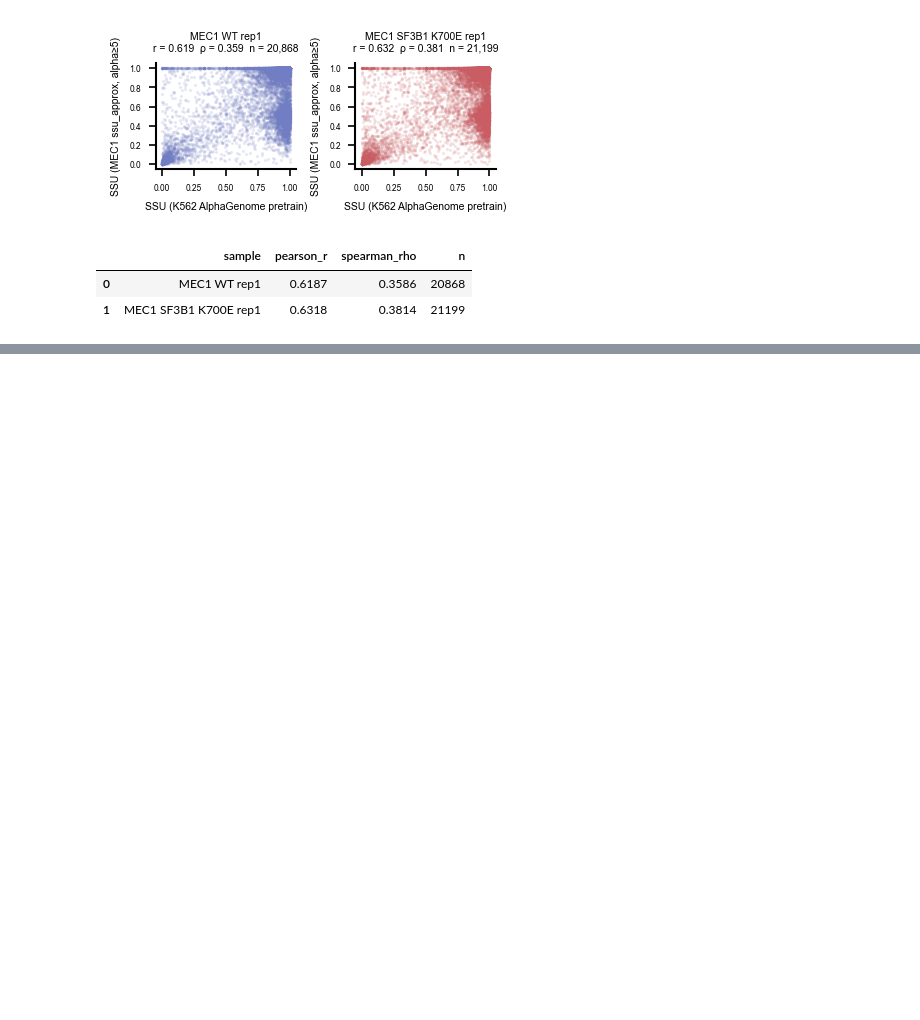
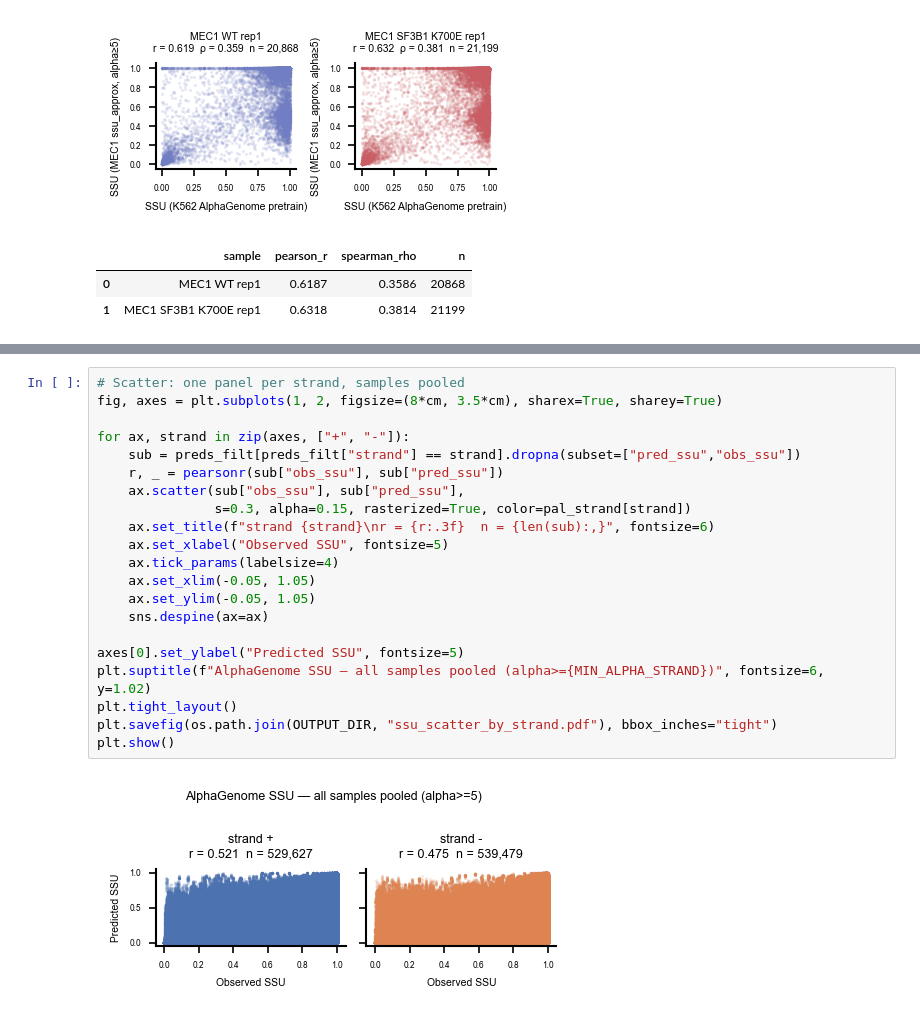
Before and after one commit to MiqG/alphagenome_finetuning_rna, a Jupyter notebook: figures/debug_ssu.ipynb, the cells around one changed output, grey strips where cells are left out. Cells and saved outputs as stored; diff of their text form; blank space fills up the shorter version.

```diff
--- a/figures/debug_ssu.ipynb
+++ b/figures/debug_ssu.ipynb
@@ -822,0 +882,23 @@ Name: n_sites, dtype: int64
+# %%
+# Scatter: one panel per strand, samples pooled
+fig, axes = plt.subplots(1, 2, figsize=(8*cm, 3.5*cm), sharex=True, sharey=True)
+
+for ax, strand in zip(axes, ["+", "-"]):
+    sub = preds_filt[preds_filt["strand"] == strand].dropna(subset=["pred_ssu","obs_ssu"])
+    r, _ = pearsonr(sub["obs_ssu"], sub["pred_ssu"])
+    ax.scatter(sub["obs_ssu"], sub["pred_ssu"],
+               s=0.3, alpha=0.15, rasterized=True, color=pal_strand[strand])
+    ax.set_title(f"strand {strand}\nr = {r:.3f}  n = {len(sub):,}", fontsize=6)
+    ax.set_xlabel("Observed SSU", fontsize=5)
+    ax.tick_params(labelsize=4)
+    ax.set_xlim(-0.05, 1.05)
+    ax.set_ylim(-0.05, 1.05)
+    sns.despine(ax=ax)
+
+axes[0].set_ylabel("Predicted SSU", fontsize=5)
+plt.suptitle(f"AlphaGenome SSU — all samples pooled (alpha>={MIN_ALPHA_STRAND})", fontsize=6, y=1.02)
+plt.tight_layout()
+plt.savefig(os.path.join(OUTPUT_DIR, "ssu_scatter_by_strand.pdf"), bbox_inches="tight")
+plt.show()
+# %% [output]
+[figure, added]
```
Also changed, not shown: parts of 4 cells of this notebook, 17 other files.
